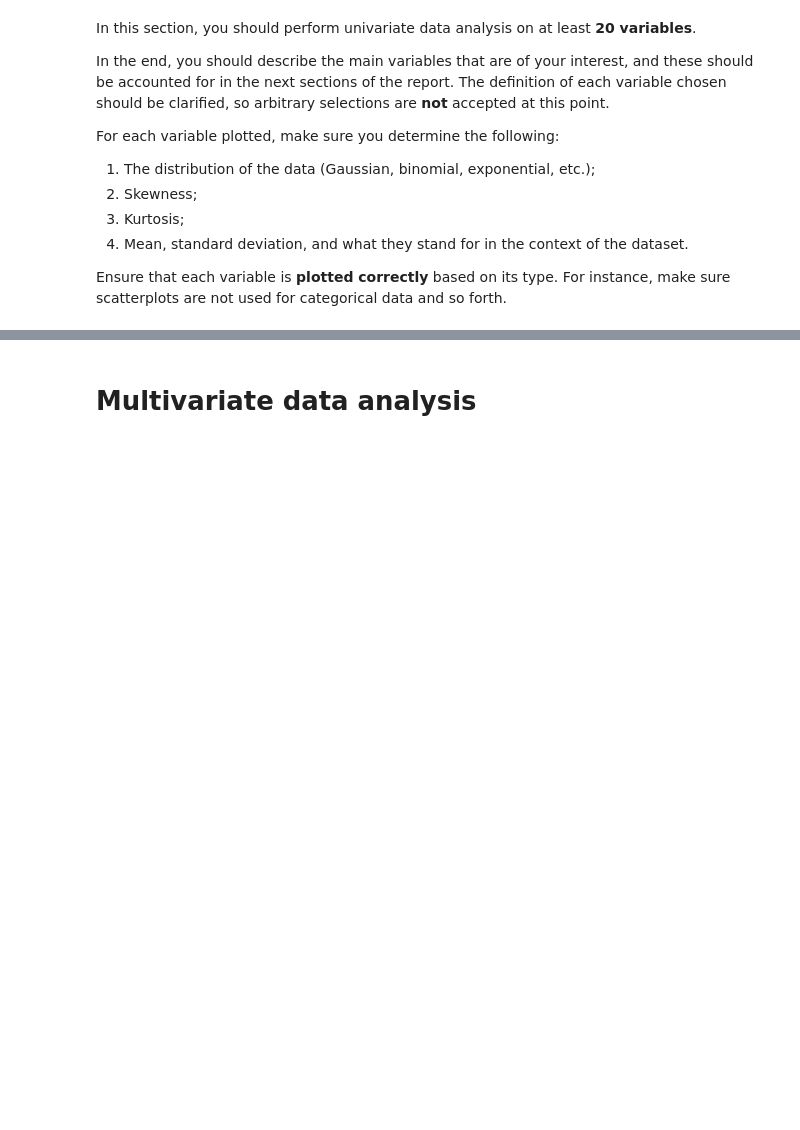
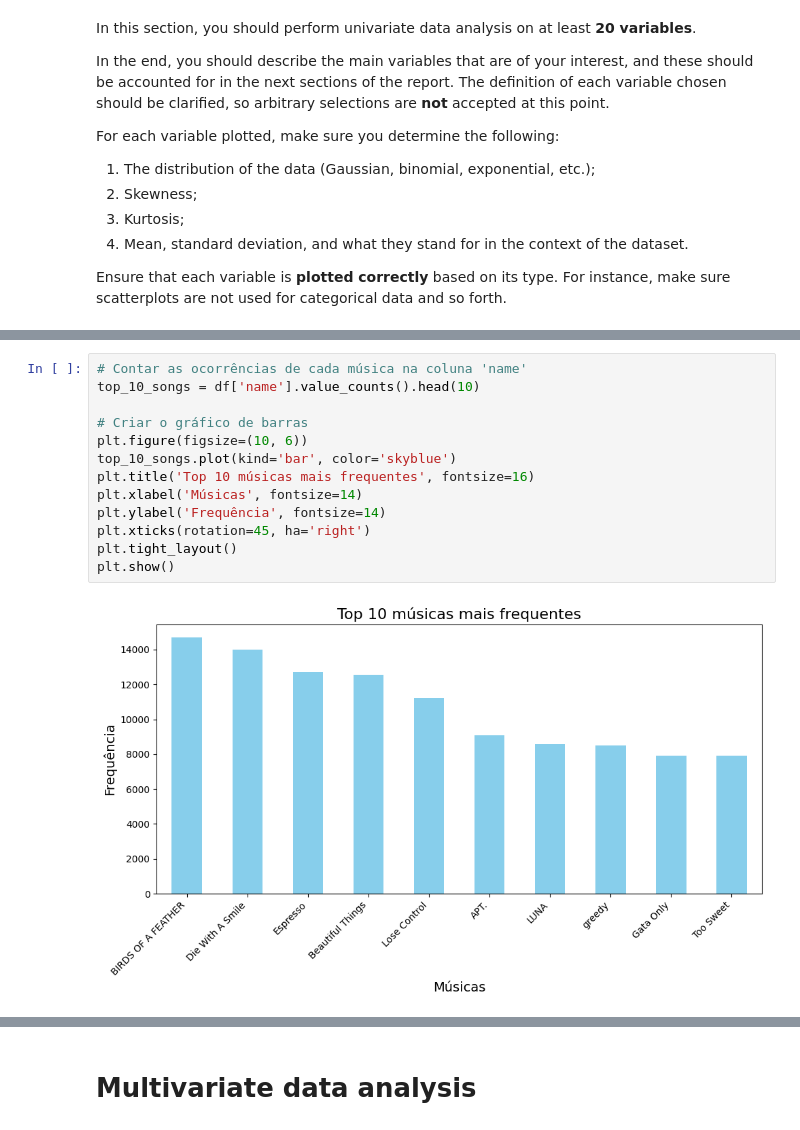
Before and after one commit to Henrick1/Projeto-Data-Science, a Jupyter notebook: ProjetoDataScience.ipynb, the cells around one changed output, grey strips where cells are left out. Cells and saved outputs as stored; diff of their text form; blank space fills up the shorter version.

```diff
--- a/ProjetoDataScience.ipynb
+++ b/ProjetoDataScience.ipynb
@@ -133,0 +154,15 @@ Ensure that each variable is **plotted correctly** based on its type. For instan
+# %%
+# Contar as ocorrências de cada música na coluna 'name'
+top_10_songs = df['name'].value_counts().head(10)
+
+# Criar o gráfico de barras
+plt.figure(figsize=(10, 6))
+top_10_songs.plot(kind='bar', color='skyblue')
+plt.title('Top 10 músicas mais frequentes', fontsize=16)
+plt.xlabel('Músicas', fontsize=14)
+plt.ylabel('Frequência', fontsize=14)
+plt.xticks(rotation=45, ha='right')
+plt.tight_layout()
+plt.show()
+# %% [output]
+[figure, added]
```
Also changed, not shown: parts of 9 cells of this notebook, 1 other file.
